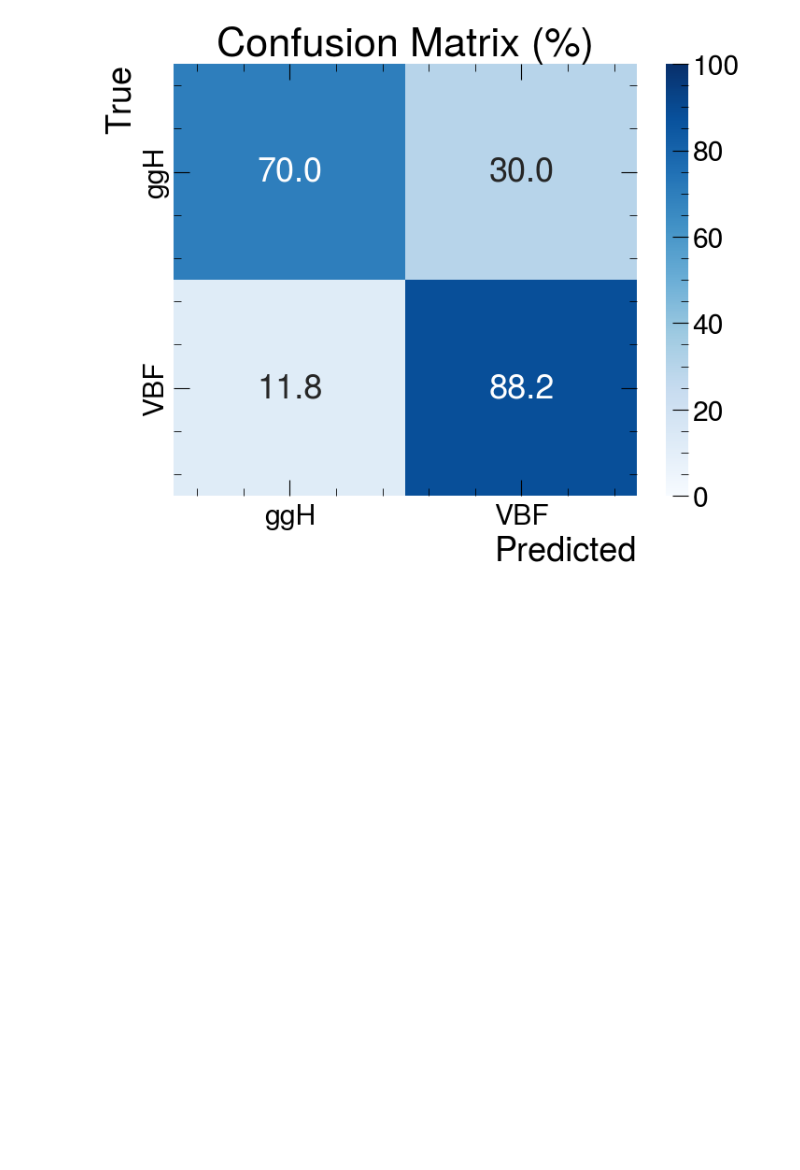
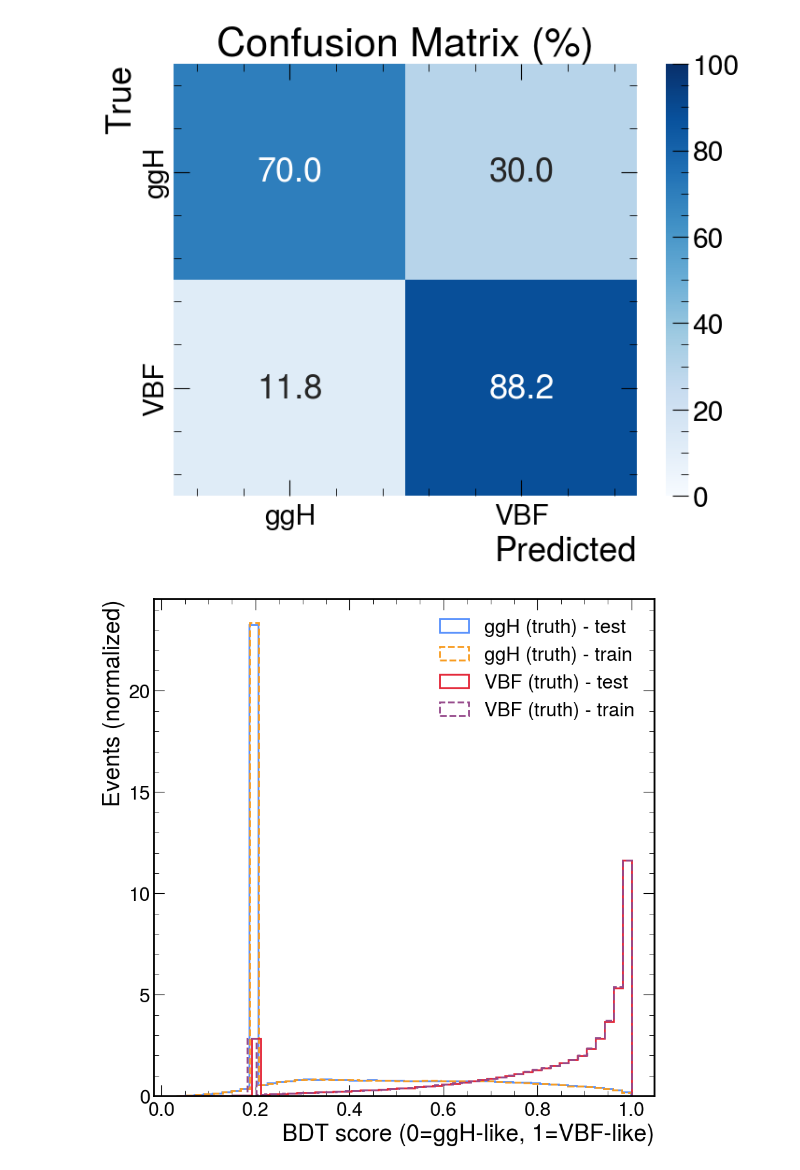
Before and after one commit to LPC-HH/HToMuMu, a Jupyter notebook: python/xgboost/SignalExtraction.ipynb, the cells around one changed output. Cells and saved outputs as stored; diff of their text form; code cells hidden in the pictures; blank space fills up the shorter version.

```diff
--- a/python/xgboost/SignalExtraction.ipynb
+++ b/python/xgboost/SignalExtraction.ipynb
@@ -214,9 +207,10 @@ bdt_df
 SEED = 7
 TEST_SIZE = 0.4
 SAMPLE_SIZE = 1.0
-x_train, x_test, y_train, y_test = train_test_split(
+x_train, x_test, y_train, y_test, w_train, w_test = train_test_split(
     X.values,
     Y.values,
+    bdt_df["weight"].values,
     train_size=SAMPLE_SIZE * (1 - TEST_SIZE),
     test_size=SAMPLE_SIZE * TEST_SIZE,
     random_state=SEED,
@@ -274,7 +268,7 @@ model.fit(
         eval_set=[(x_train, y_train), (x_test, y_test)],
 )
 
-# Predictions
-y_pred = model.predict(x_test)
 y_score = model.predict_proba(x_test)[:, 1]
+y_score_train = model.predict_proba(x_train)[:, 1]
+y_pred = np.round(y_score).astype(int)
 # %% [output]
@@ -310,3 +304,20 @@ plot_confusion_matrix(Y, y_pred_kinematic)
 plot_confusion_matrix(y_test, y_pred)
 # %% [output]
 [figure]
+# %%
+for label, val in [("ggH (truth)", 0), ("VBF (truth)", 1)]:
+    plt.hist(
+        y_score[y_test == val], bins=50, weights=w_test[y_test == val],
+        density=True, histtype="step", lw=2, label=f"{label} - test",
+    )
+    plt.hist(
+        y_score_train[y_train == val], bins=50, weights=w_train[y_train == val],
+        density=True, histtype="step", lw=2, linestyle="--", label=f"{label} - train",
+    )
+plt.xlabel("BDT score (0=ggH-like, 1=VBF-like)")
+plt.ylabel("Events (normalized)")
+plt.legend()
+plt.savefig("score_plot.png")
+plt.show()
+# %% [output]
+[figure, added]
```
Also changed, not shown: parts of 6 cells of this notebook, 4 other files.
